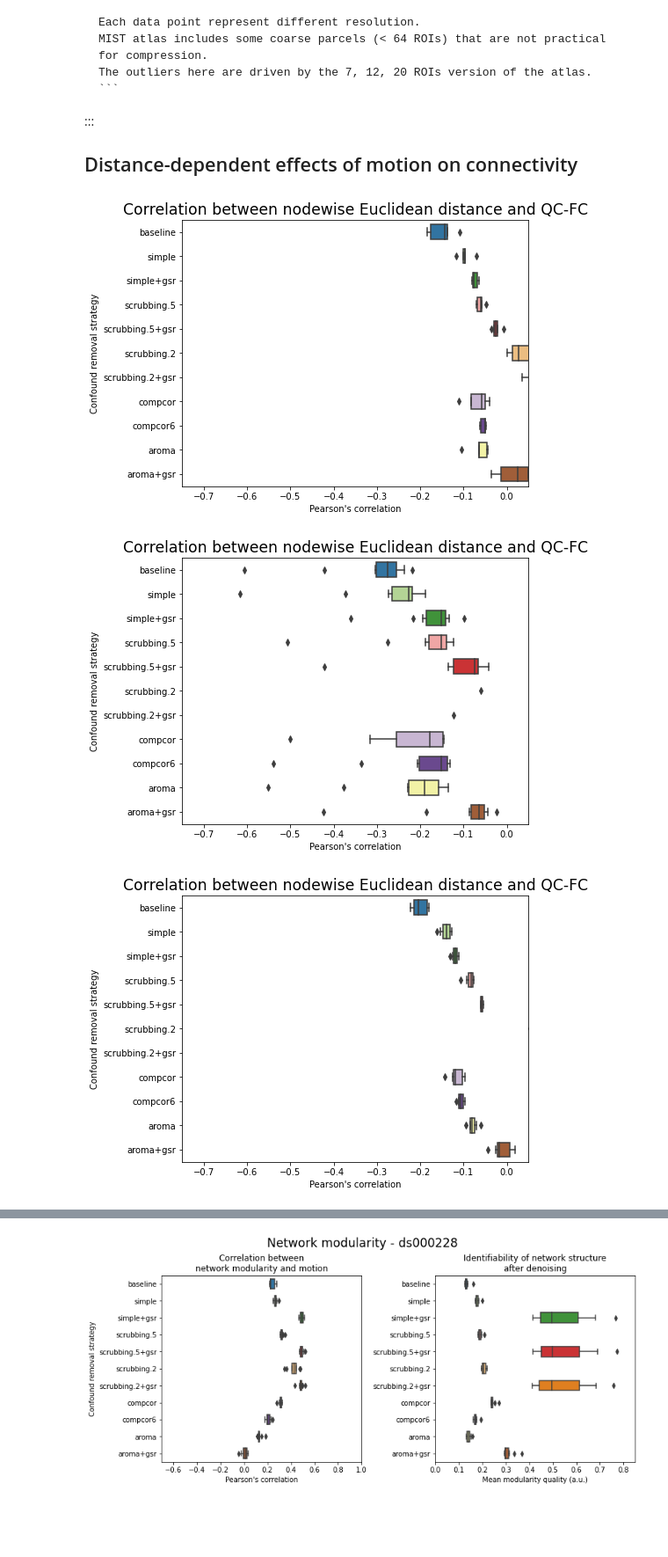
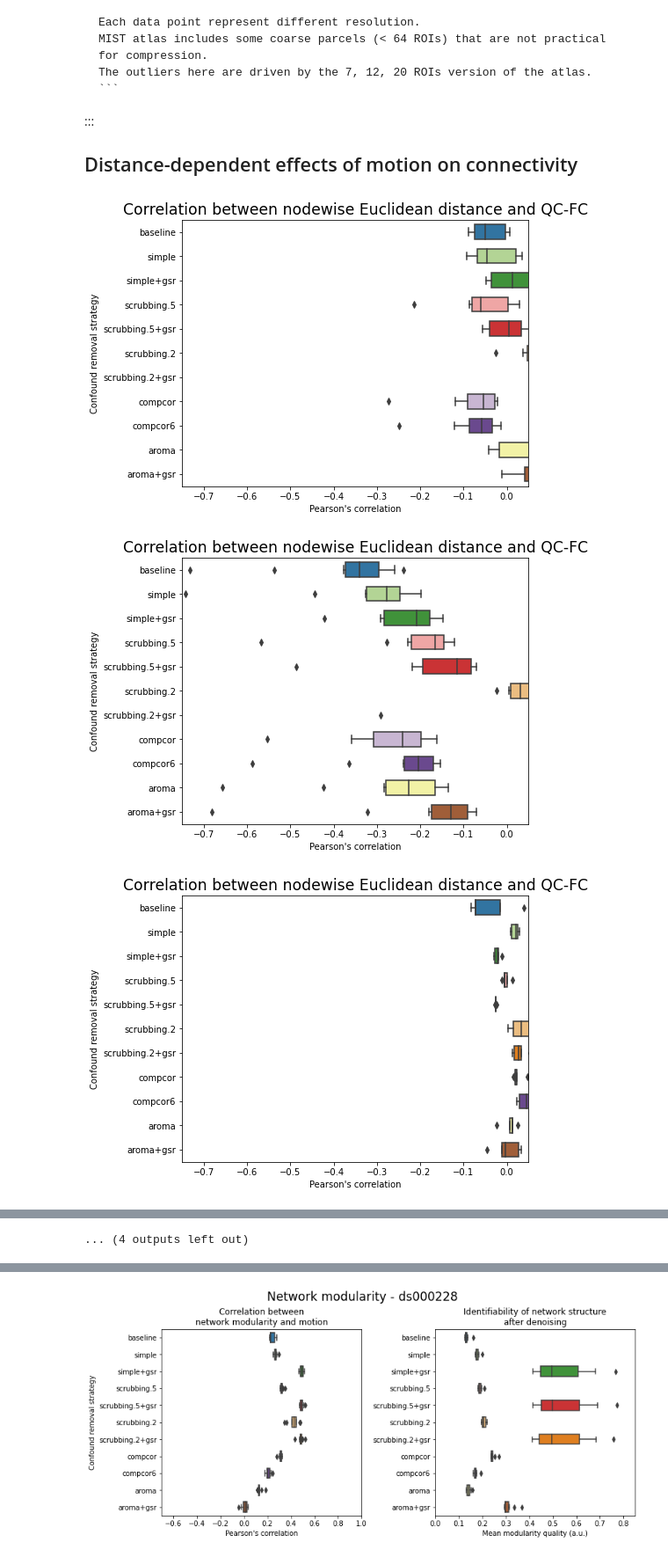
Before and after one commit to SIMEXP/fmriprep-denoise-benchmark, a Jupyter notebook: _sources/research_report/report_ds000228.ipynb, the cells around one changed output, grey strips where cells are left out. Shown at 88% size. Cells and saved outputs as stored; diff of their text form; code cells hidden in the pictures; blank space fills up the shorter version.

`````diff
--- a/_sources/research_report/report_ds000228.ipynb
+++ b/_sources/research_report/report_ds000228.ipynb
@@ -144,19 +144,11 @@ The outliers here are driven by the 7, 12, 20 ROIs version of the atlas.
 
 <!-- Consistent with the literature, `aroma` reduces the distance dependency of motion on connectivity.  -->
 # %%
-import warnings
-
-warnings.filterwarnings('ignore')
-from fmriprep_denoise.visualization import figures
-from myst_nb import glue
-
-# Load metric data
-dataset = 'ds000228'
-atlases = ['difumo', 'mist', 'schaefer7networks', 'gordon333']
 for atlas in atlases:
-    fig = figures.plot_distance_dependence(dataset, path_root, atlas)
-    glue(f'{dataset}_{atlas}_dist-fig', fig, display=False)
+    for group in groups:
+        fig = figures.plot_distance_dependence(dataset, path_root, atlas, group=group)
+        glue(f'{dataset}_{group}_{atlas}_dist-fig', fig, display=False)
 # %% [output]
-[figure, old version]
+[figure, new version]
-[figure, old version]
+[figure, new version]
-[figure, old version]
+[figure, new version]
@@ -168,3 +164,4 @@ for atlas in atlases:
+... (4 outputs left out)
 # %% [markdown]
 :::{tab-set}
 ````{tab-item} MIST
`````
Also changed, not shown: parts of 3 cells of this notebook, 59 other files.
